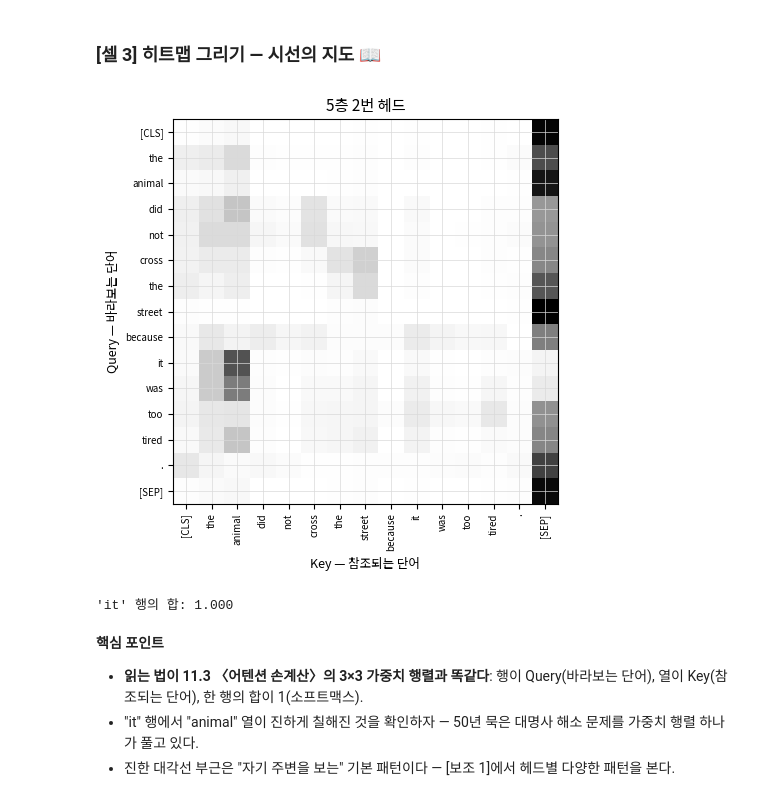
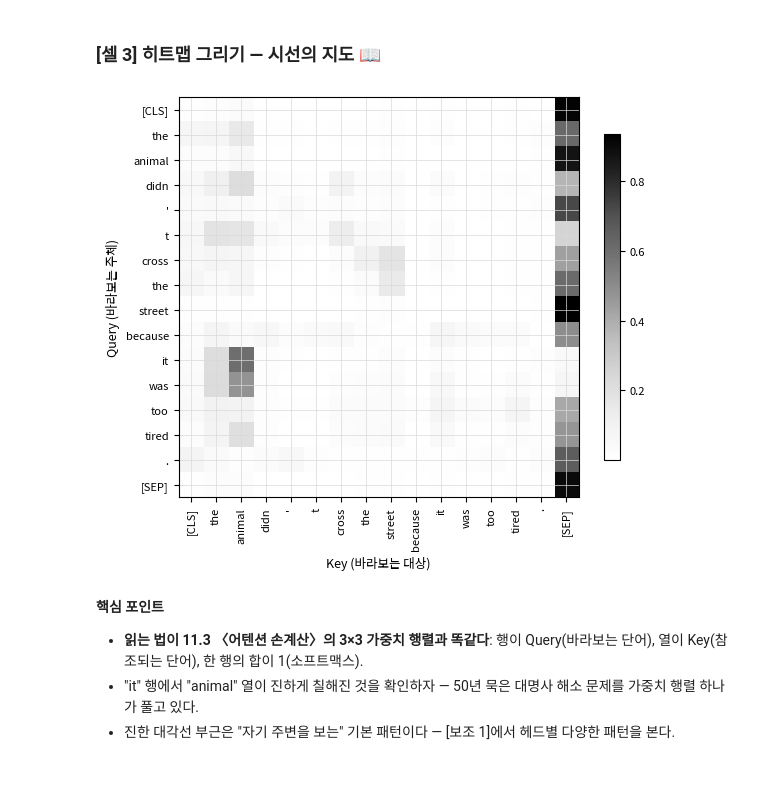
Before and after one commit to tbgoodlife/ai-labs, a Jupyter notebook: ch11/lab-11-02_attention-heatmap.ipynb, the cells around one changed output. Cells and saved outputs as stored; diff of their text form; code cells hidden in the pictures.

```diff
--- a/ch11/lab-11-02_attention-heatmap.ipynb
+++ b/ch11/lab-11-02_attention-heatmap.ipynb
@@ -61,0 +46,15 @@ print(f"{len(tokens)}토큰:", tokens)
+# %%
+from transformers import (AutoTokenizer,
+                          AutoModel)
+
+NAME = "distilbert-base-uncased"   # 경량 6층 모델
+tok = AutoTokenizer.from_pretrained(NAME)
+model = AutoModel.from_pretrained(
+    NAME, output_attentions=True)
+
+text = ("The animal didn't cross the street "
+        "because it was too tired.")
+inputs = tok(text, return_tensors="pt")
+tokens = tok.convert_ids_to_tokens(
+    inputs["input_ids"][0])
+print(tokens)
@@ -91,0 +70,10 @@ print(f"'it'→'animal' 가중치가 가장 큰 곳: "
+# %%
+import torch
+
+with torch.no_grad():
+    out = model(**inputs)
+
+LAYER, HEAD = 4, 1      # 관찰할 층·헤드(0부터 셈, 바꿔 보기)
+att = out.attentions[LAYER][0, HEAD]
+print(att.shape)         # (토큰 수, 토큰 수)
+print(f"행 합계: {att.sum(dim=-1)[0]:.3f}")
@@ -97,26 +88,22 @@ print(f"'it'→'animal' 가중치가 가장 큰 곳: "
 실패 시 대처: 모델 다운로드 지연·실패 → 재실행(1회 캐시). 층·헤드 번호가 지면과 다르면 transformers 버전을 [준비] 셀과 대조한다.
 # %% [markdown]
 ### [셀 3] 히트맵 그리기 — 시선의 지도 📖
-# %%
-A = att[L][0, H].numpy()        # (토큰, 토큰) 행렬
-
-fig, ax = plt.subplots(figsize=(5.6, 5))
-ax.imshow(A, cmap="gray_r")
-ax.set_xticks(range(len(tokens)))
-ax.set_xticklabels(tokens, rotation=90, fontsize=7)
-ax.set_yticks(range(len(tokens)))
-ax.set_yticklabels(tokens, fontsize=7)
-ax.set_xlabel("Key — 참조되는 단어")
-ax.set_ylabel("Query — 바라보는 단어")
-ax.set_title(f"{L + 1}층 {H + 1}번 헤드")
-plt.tight_layout()
-plt.show()
-# 읽는 법: 행 = Query, 열 = Key. 한 행의 합은 1
-# (소프트맥스) — 11.3 〈어텐션 손계산〉의 3×3 행렬과 같은 문법이다.
-print(f"'it' 행의 합: {A[it_idx].sum():.3f}")
-# %% [output]
-[figure, removed]
-'it' 행의 합: 1.000
+# %%
+import matplotlib.pyplot as plt
+
+fig, ax = plt.subplots(figsize=(6, 5))
+im = ax.imshow(att, cmap="Greys")
+ax.set_xticks(range(len(tokens)))
+ax.set_yticks(range(len(tokens)))
+ax.set_xticklabels(tokens, rotation=90)
+ax.set_yticklabels(tokens)
+ax.set_xlabel("Key (바라보는 대상)")
+ax.set_ylabel("Query (바라보는 주체)")
+fig.colorbar(im, shrink=0.8)
+plt.tight_layout()
+plt.show()
+# %% [output]
+[figure, added]
 # %% [markdown]
 **핵심 포인트**
 - **읽는 법이 11.3 〈어텐션 손계산〉의 3×3 가중치 행렬과 똑같다**: 행이 Query(바라보는 단어), 열이 Key(참조되는 단어), 한 행의 합이 1(소프트맥스).
```
Also changed, not shown: parts of 9 cells of this notebook, 2 other files.
